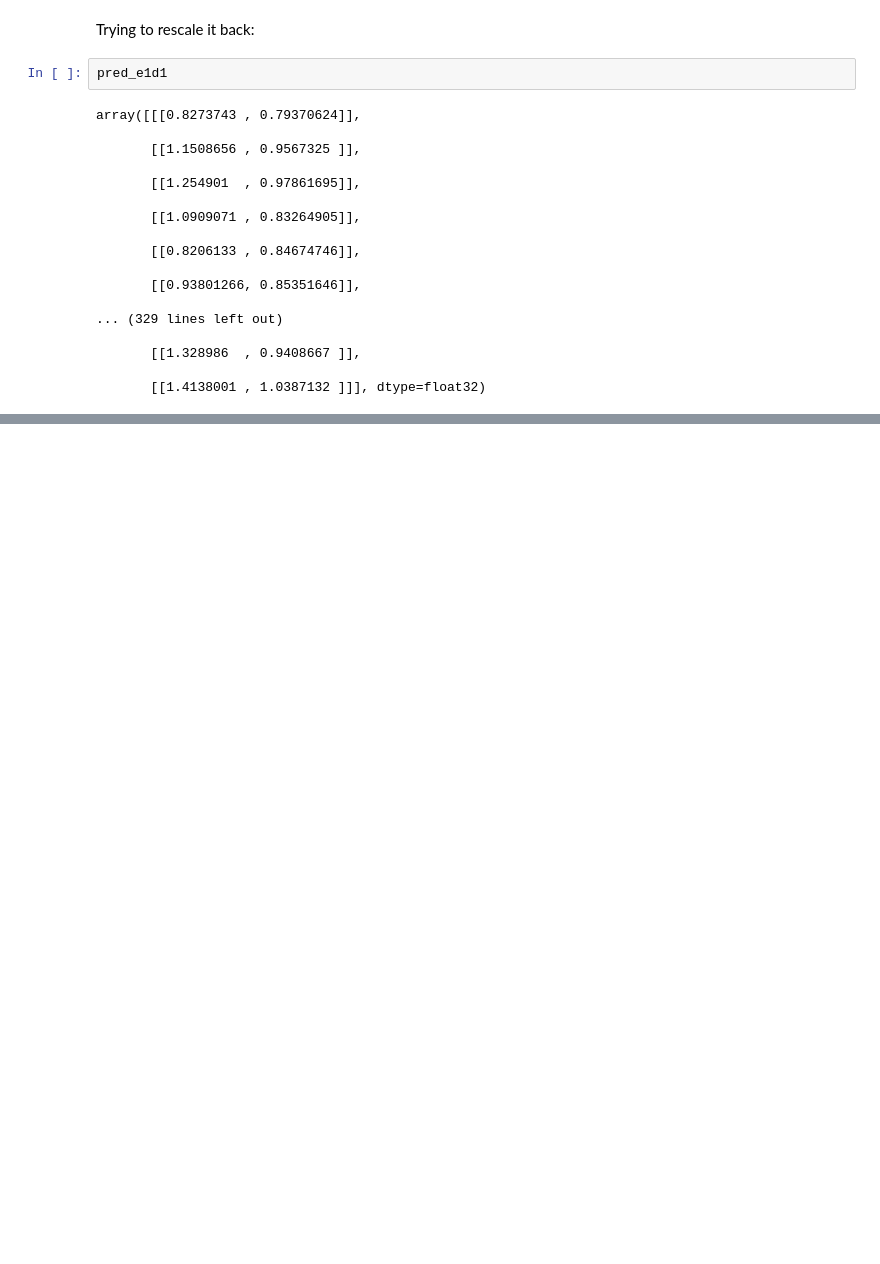
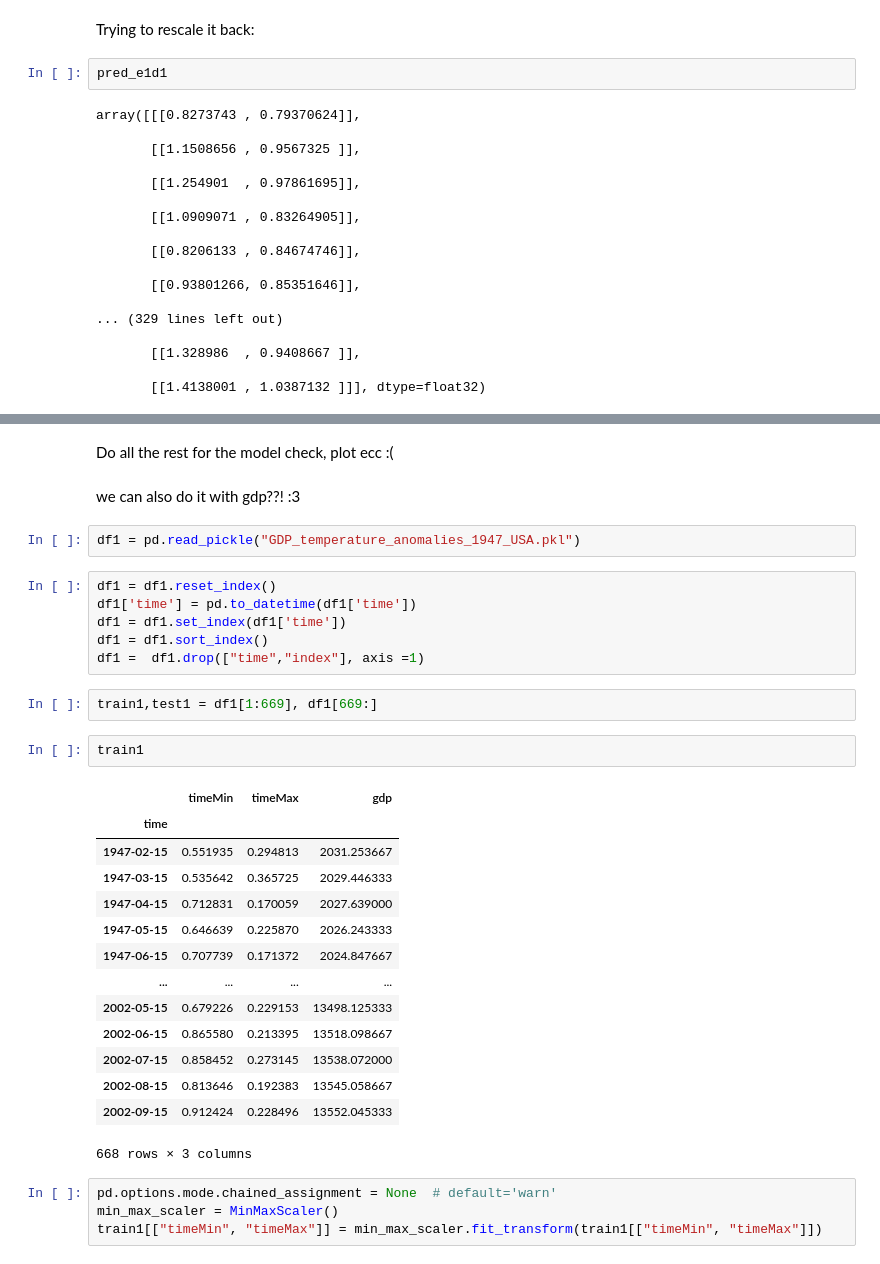
Before and after one commit to rubenkerkhofs/modern-data-analytics, a Jupyter notebook: Mitja Code/Code Final.ipynb, the cells around one changed output, grey strips where cells are left out. Cells and saved outputs as stored; diff of their text form; blank space fills up the shorter version.

Commit message:
Added model with also gdp
not sure about the meaning of the output

```diff
--- a/Mitja Code/Code Final.ipynb
+++ b/Mitja Code/Code Final.ipynb
@@ -328,0 +340,35 @@ ValueError: too many values to unpack (expected 3)
+# %% [markdown]
+Do all the rest for the model  check, plot ecc :(
+# %% [markdown]
+we can also do it with gdp??! :3
+# %%
+df1 = pd.read_pickle("GDP_temperature_anomalies_1947_USA.pkl")
+# %%
+df1 = df1.reset_index()
+df1['time'] = pd.to_datetime(df1['time'])
+df1 = df1.set_index(df1['time'])
+df1 = df1.sort_index()
+df1 =  df1.drop(["time","index"], axis =1)
+# %%
+train1,test1 = df1[1:669], df1[669:]
+# %%
+train1
+# %% [output]
+|  | timeMin | timeMax | gdp |
+| time |  |  |  |
+| 1947-02-15 | 0.551935 | 0.294813 | 2031.253667 |
+| 1947-03-15 | 0.535642 | 0.365725 | 2029.446333 |
+| 1947-04-15 | 0.712831 | 0.170059 | 2027.639000 |
+| 1947-05-15 | 0.646639 | 0.225870 | 2026.243333 |
+| 1947-06-15 | 0.707739 | 0.171372 | 2024.847667 |
+| ... | ... | ... | ... |
+| 2002-05-15 | 0.679226 | 0.229153 | 13498.125333 |
+| 2002-06-15 | 0.865580 | 0.213395 | 13518.098667 |
+| 2002-07-15 | 0.858452 | 0.273145 | 13538.072000 |
+| 2002-08-15 | 0.813646 | 0.192383 | 13545.058667 |
+| 2002-09-15 | 0.912424 | 0.228496 | 13552.045333 |
+668 rows × 3 columns
+# %%
+pd.options.mode.chained_assignment = None  # default='warn'
+min_max_scaler = MinMaxScaler()
+train1[["timeMin", "timeMax"]] = min_max_scaler.fit_transform(train1[["timeMin", "timeMax"]])
```
Also changed, not shown: parts of 13 cells of this notebook.
